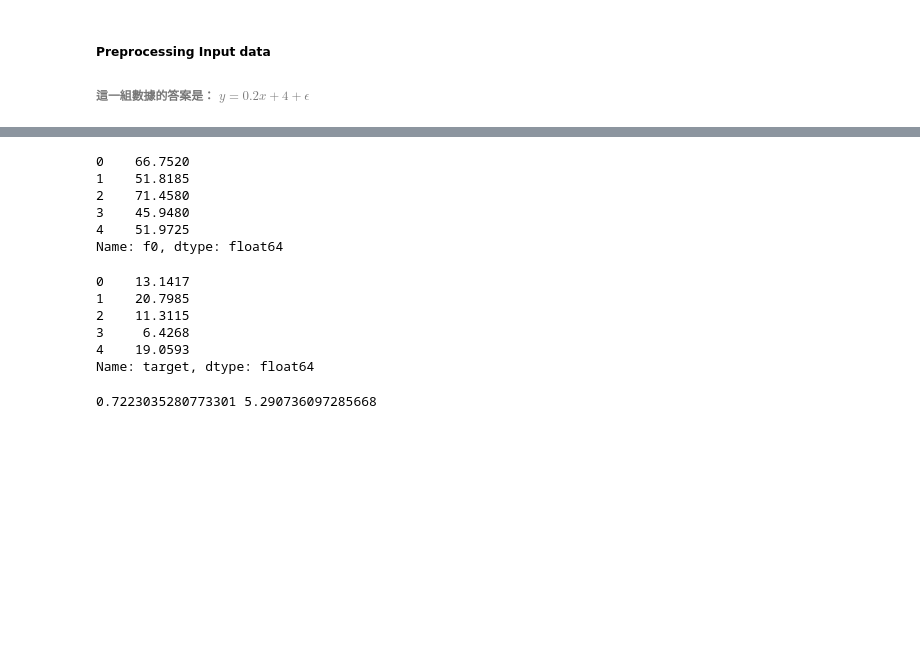
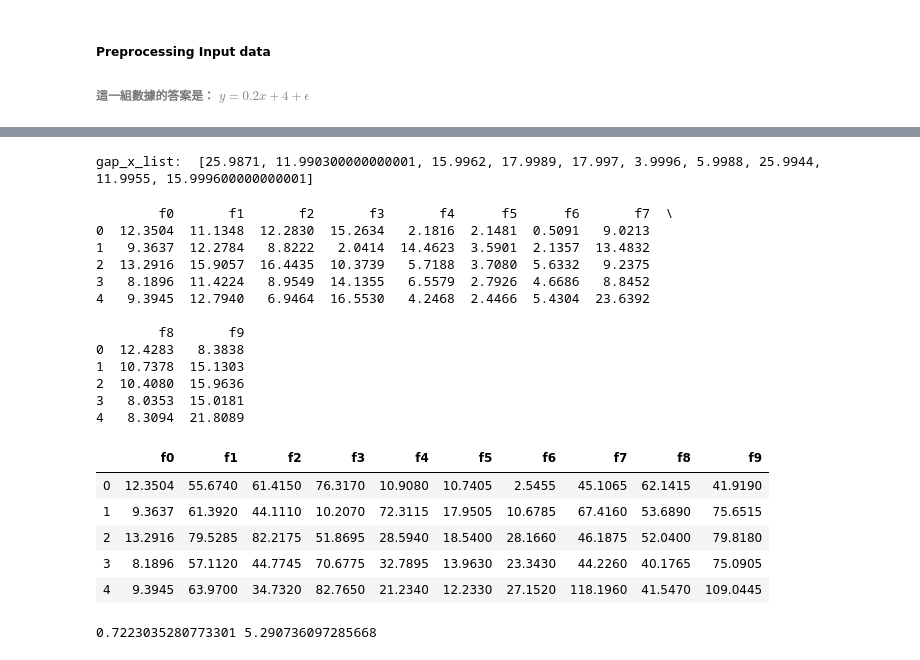
Before and after one commit to snowwayne1231/Nccu-109-AI, a Jupyter notebook: 109-1-ml/kaggle/task1/Linear Regression using Gradient Descent.ipynb, the cells around one changed output, grey strips where cells are left out. Drawn from its saved outputs; the diff is of its cells as text; code cells hidden in the pictures; blank space fills up the shorter version.

```diff
--- a/109-1-ml/kaggle/task1/Linear Regression using Gradient Descent.ipynb
+++ b/109-1-ml/kaggle/task1/Linear Regression using Gradient Descent.ipynb
@@ -20,7 +18,8 @@ plt.show()
 # %%
 # initial guess
-m = 5
+# m = 5
 c = 5
+mc_ary = [1, 5, 5, 5, 5, 5, 5, 5, 5, 5]
 # %%
 X
 # %% [output]
@@ -39,23 +39,42 @@ Name: f0, Length: 10000, dtype: float64
 # %%
+gap_x_list = []
+for i in range(10):
+    loc = X.iloc[:, i]
+    gap_x_list.append(abs(loc.max() - loc.min()))
+
+print('gap_x_list: ', gap_x_list)
+
 # 這是一個方便的指令；一個指令完成一個 series 的運算
-tempY = m*X + c
-tempY[0:5]
+# tempY = m*X + c
+# tempY[0:5]
 # %% [output]
-0    66.7520
-1    51.8185
-2    71.4580
-3    45.9480
-4    51.9725
-Name: f0, dtype: float64
+gap_x_list:  [25.9871, 11.990300000000001, 15.9962, 17.9989, 17.997, 3.9996, 5.9988, 25.9944, 11.9955, 15.999600000000001]
-# %%
-Y[0:5]
-# %% [output]
-0    13.1417
-1    20.7985
-2    11.3115
-3     6.4268
-4    19.0593
-Name: target, dtype: float64
+# %%
+print(X[0:5])
+Y_pred = mc_ary*X
+print(Y_pred[0:5])
+
+# Y[0:5]
+# %% [output]
+        f0       f1       f2       f3       f4      f5      f6       f7  \
+0  12.3504  11.1348  12.2830  15.2634   2.1816  2.1481  0.5091   9.0213
+1   9.3637  12.2784   8.8222   2.0414  14.4623  3.5901  2.1357  13.4832
+2  13.2916  15.9057  16.4435  10.3739   5.7188  3.7080  5.6332   9.2375
+3   8.1896  11.4224   8.9549  14.1355   6.5579  2.7926  4.6686   8.8452
+4   9.3945  12.7940   6.9464  16.5530   4.2468  2.4466  5.4304  23.6392
+
+        f8       f9
+0  12.4283   8.3838
+1  10.7378  15.1303
+2  10.4080  15.9636
+3   8.0353  15.0181
+4   8.3094  21.8089
+|  | f0 | f1 | f2 | f3 | f4 | f5 | f6 | f7 | f8 | f9 |
+| 0 | 12.3504 | 55.6740 | 61.4150 | 76.3170 | 10.9080 | 10.7405 | 2.5455 | 45.1065 | 62.1415 | 41.9190 |
+| 1 | 9.3637 | 61.3920 | 44.1110 | 10.2070 | 72.3115 | 17.9505 | 10.6785 | 67.4160 | 53.6890 | 75.6515 |
+| 2 | 13.2916 | 79.5285 | 82.2175 | 51.8695 | 28.5940 | 18.5400 | 28.1660 | 46.1875 | 52.0400 | 79.8180 |
+| 3 | 8.1896 | 57.1120 | 44.7745 | 70.6775 | 32.7895 | 13.9630 | 23.3430 | 44.2260 | 40.1765 | 75.0905 |
+| 4 | 9.3945 | 63.9700 | 34.7320 | 82.7650 | 21.2340 | 12.2330 | 27.1520 | 118.1960 | 41.5470 | 109.0445 |
 # %%
 # Building the model
 
```
Also changed, not shown: parts of 3 cells of this notebook, 3 other files.
